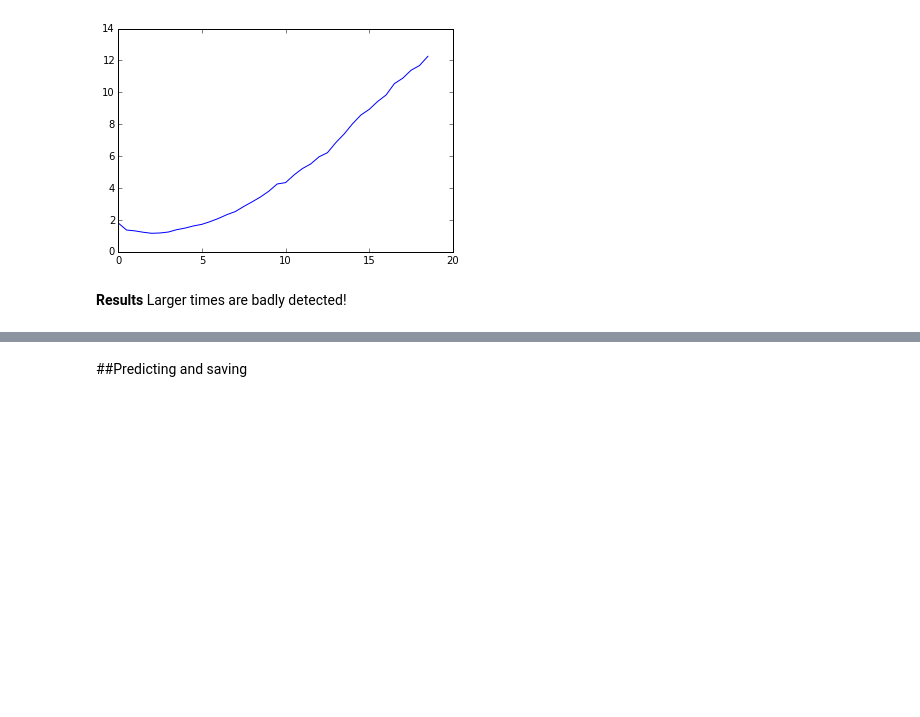
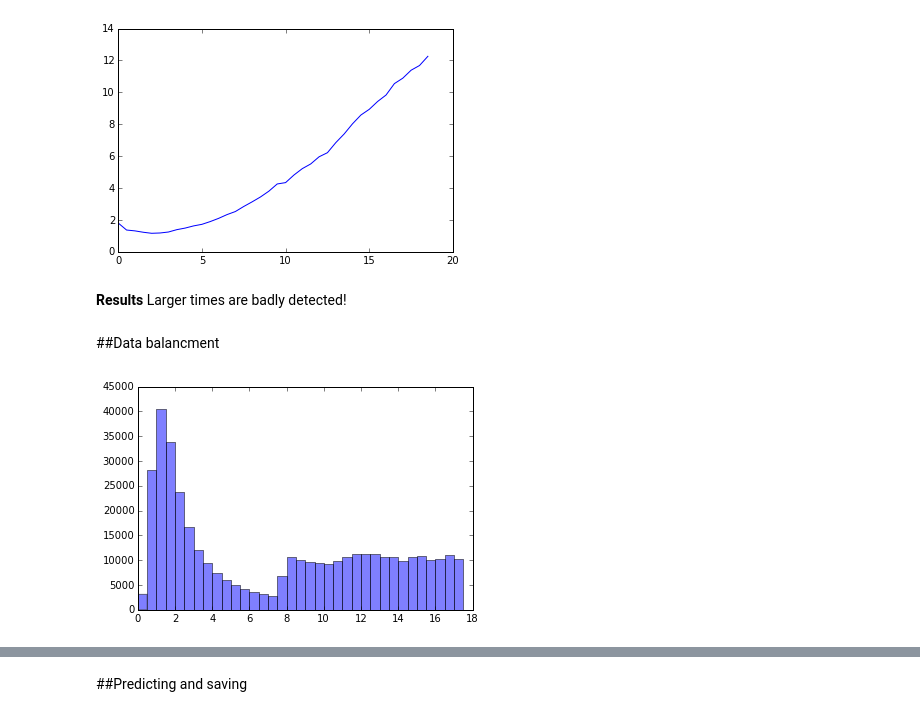
Before and after one commit to timjerman/AdLoadingMiner, a Jupyter notebook: FeatureEngineering.ipynb, the cells around one changed output, grey strips where cells are left out. Cells and saved outputs as stored; diff of their text form; code cells hidden in the pictures; blank space fills up the shorter version.

```diff
--- a/FeatureEngineering.ipynb
+++ b/FeatureEngineering.ipynb
@@ -838,3 +780,47 @@ plt.plot(histbins, pred_error_loc/pred_error_loc_n)
 [figure]
 # %% [markdown]
 **Results** Larger times are badly detected!
+# %% [markdown]
+##Data balancment
+# %%
+dataE = data[0:1]
+
+[histvals, histbins] = np.histogram(data['ADLOADINGTIME'], bins=np.arange(0, np.ceil(max(data['ADLOADINGTIME'])),0.5))
+minToBin = histbins-np.tile(np.array(data['ADLOADINGTIME']),(len(histbins),1)).transpose()
+minToBinIdx = np.argmin(np.abs(minToBin),axis=1)
+
+totalEntriesPerBin = 15000
+
+for i in range(16):
+    sel = np.array(minToBinIdx==i)
+    subData = data[graphlab.SArray(sel)]
+
+    dataE = dataE.append(subData)
+
+for i in range(16,len(histvals)):
+    diff = histvals[i]-totalEntriesPerBin
+    sel = np.array(minToBinIdx==i)
+    subData = data[graphlab.SArray(sel)]
+
+    if diff > 0:
+        dataE = dataE.append(subData[0:totalEntriesPerBin])
+    else:
+        if histvals[i]>0:
+            diff = -totalEntriesPerBin
+            while diff <0:
+                if histvals[i]+diff>0:
+                    dataE = dataE.append(subData[0:np.abs(diff)+1])
+                    diff = 0
+                else:
+                    dataE = dataE.append(subData)
+                    diff += histvals[i]
+# %%
+for i in range(80):
+    sel = np.array(minToBinIdx==i)
+    subData = data[graphlab.SArray(sel)]
+
+    dataE = dataE.append(subData)
+# %%
+plt.hist(dataE['ADLOADINGTIME'],  bins=np.arange(0, int(max(dataE['ADLOADINGTIME'])),0.5),alpha=0.5);
+# %% [output]
+[figure, added]
```
Also changed, not shown: parts of 15 cells of this notebook.
